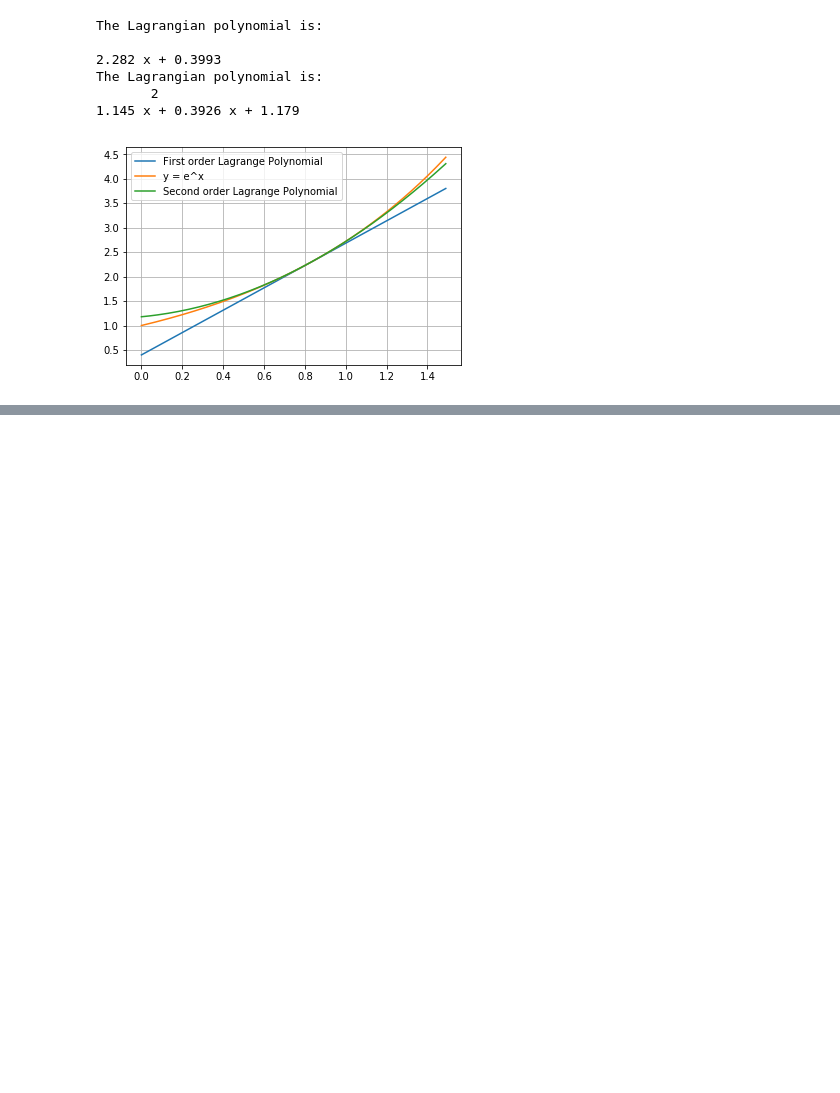
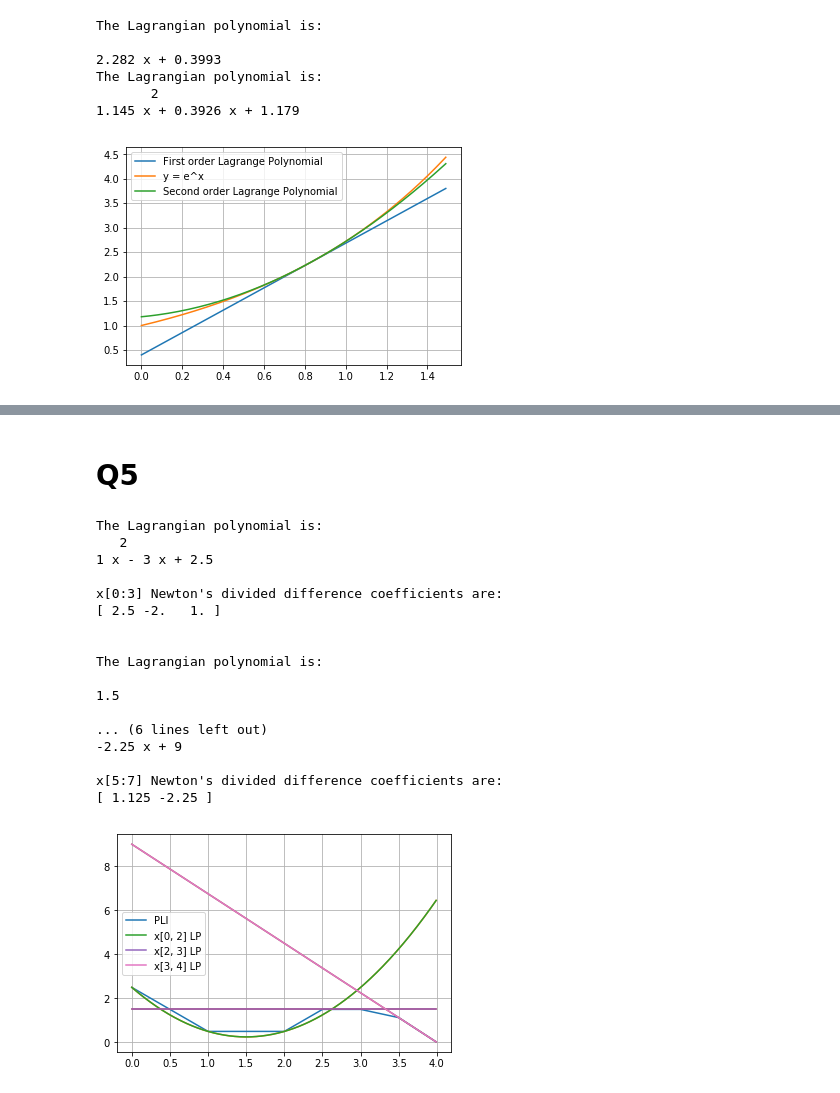
Before and after one commit to Vidhin05/Computational-and-Numerical-Methods, a Jupyter notebook: Set_6.ipynb, the cells around one changed output, grey strips where cells are left out. Drawn from its saved outputs; the diff is of its cells as text; code cells hidden in the pictures; blank space fills up the shorter version.

```diff
--- a/Set_6.ipynb
+++ b/Set_6.ipynb
@@ -87,0 +189,59 @@ The Lagrangian polynomial is:
+# %% [markdown]
+# Q5
+# %%
+def lag(x, y, xp):
+    poly = l(x, y)
+    plt.plot(xp, poly(xp))
+    plt.grid(True)
+    plt.legend(loc='best')
+    print("The Lagrangian polynomial is:")
+    print(poly)
+x = np.array([0, 1, 2, 2.5, 3, 3.5, 4])
+y = np.array([2.5, 0.5, 0.5, 1.5, 1.5, 1.125, 0])
+xp = np.arange(0, 4, 0.01)
+yp = np.interp(xp, x, y)
+plt.plot(xp, yp, label = "PLI")
+lag(x[0:3], y[0:3], xp)
+a = divdifcoef(x[0:3], y[0:3])
+plt.plot(xp, divdifEval(a, x[0:3], xp), label= "x[0, 2] LP")
+print()
+print("x[0:3] Newton's divided difference coefficients are:")
+print(a)
+print("\n")
+
+lag(x[3:5], y[3:5], xp)
+a = divdifcoef(x[3:5], y[3:5])
+plt.plot(xp, divdifEval(a, x[3:5], xp), label = "x[2, 3] LP")
+print()
+print("x[3:5] Newton's divided difference coefficients are:")
+print(a)
+print("\n")
+
+lag(x[5:7], y[5:7], xp)
+a = divdifcoef(x[5:7], y[5:7])
+plt.plot(xp, divdifEval(a, x[5:7], xp), label= "x[3, 4] LP")
+print()
+print("x[5:7] Newton's divided difference coefficients are:")
+print(a)
+plt.grid(True)
+plt.legend(loc='best')
+plt.show()
+# %% [output]
+The Lagrangian polynomial is:
+   2
+1 x - 3 x + 2.5
+
+x[0:3] Newton's divided difference coefficients are:
+[ 2.5 -2.   1. ]
+
+
+The Lagrangian polynomial is:
+
+1.5
+
+... (6 lines left out)
+-2.25 x + 9
+
+x[5:7] Newton's divided difference coefficients are:
+[ 1.125 -2.25 ]
+[figure, added]
```
Also changed, not shown: parts of 13 cells of this notebook, 1 other file.
